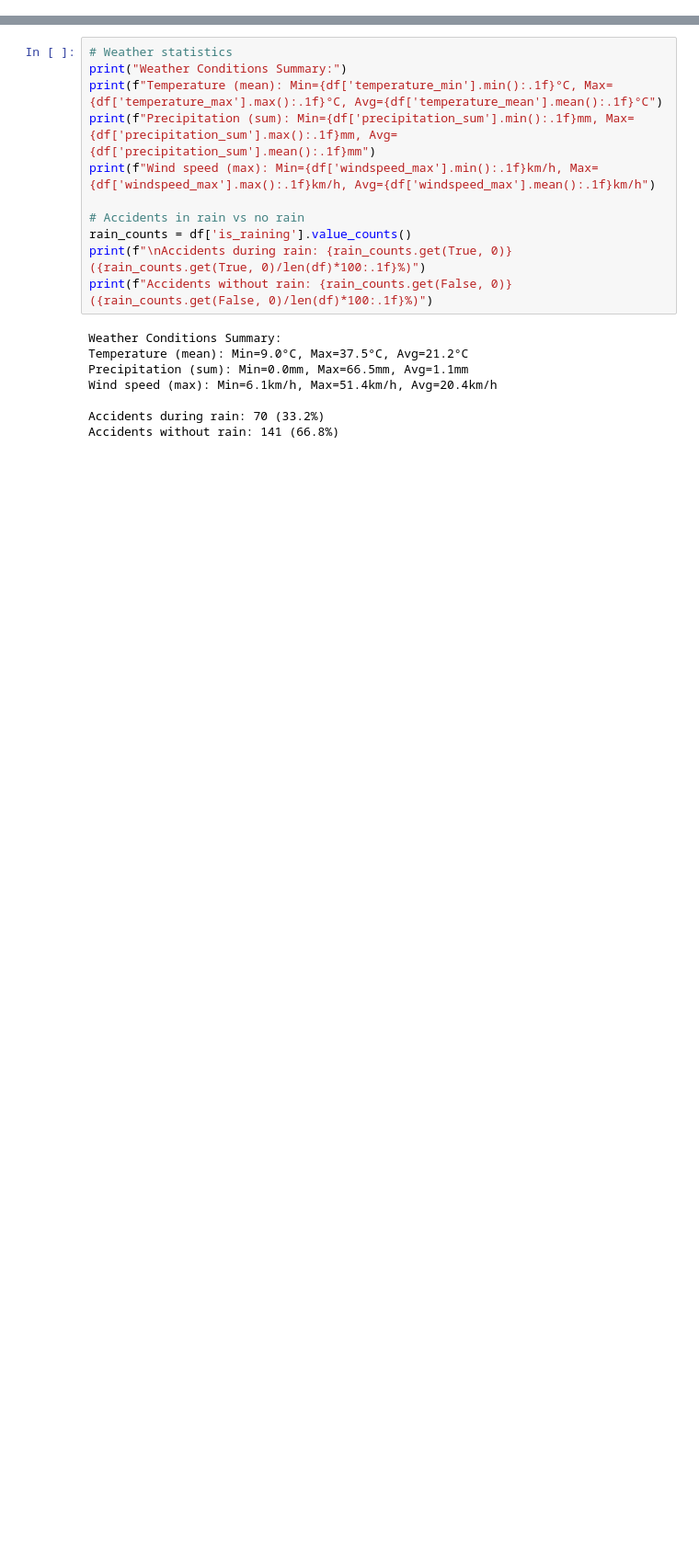
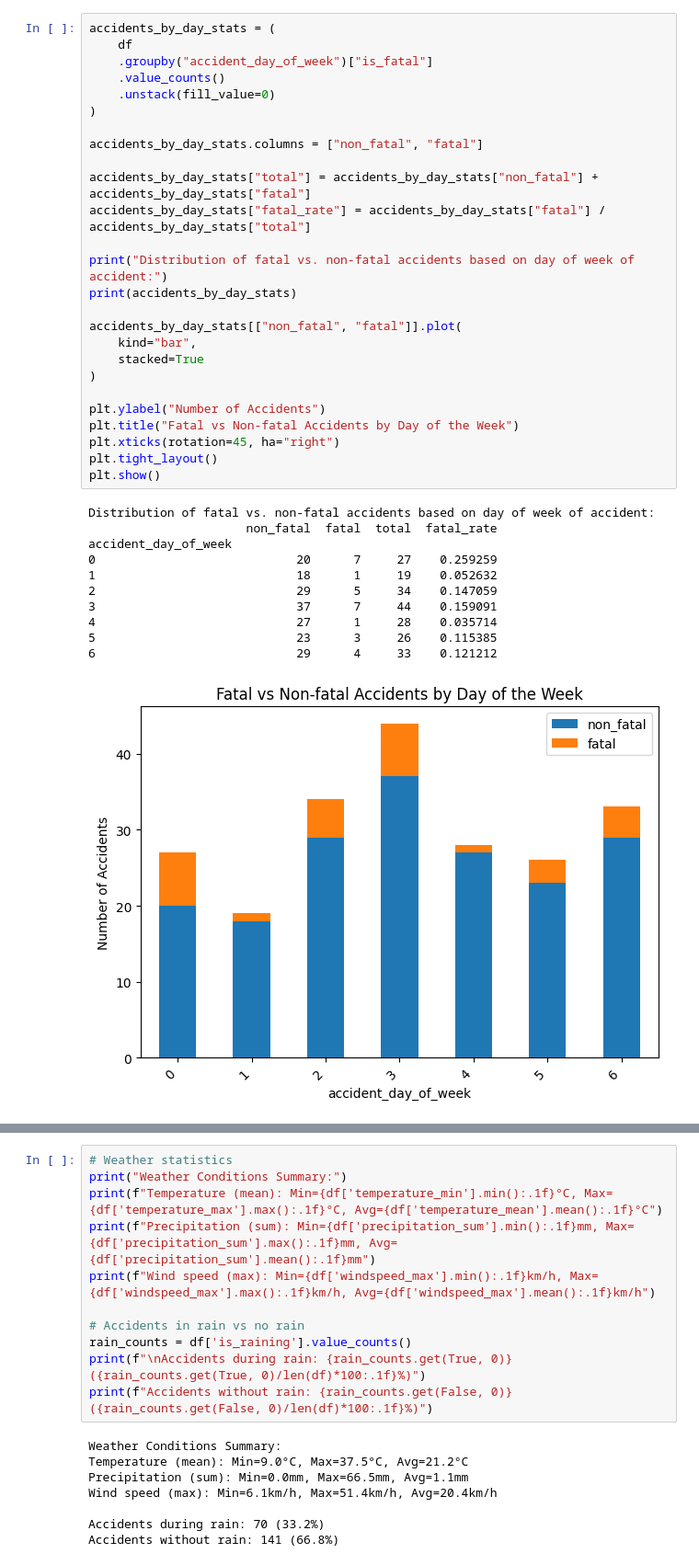
Before and after one commit to michael-vella/ics5110-assignment, a Jupyter notebook: notebooks/final/2_exploratory_analysis.ipynb, the cells around one changed output, grey strips where cells are left out. Shown at 92% size. Saved outputs shown, nothing was run; the diff lists cells and outputs as text; blank space fills up the shorter version.

```diff
--- a/notebooks/final/2_exploratory_analysis.ipynb
+++ b/notebooks/final/2_exploratory_analysis.ipynb
@@ -573,0 +309,38 @@ Average injuries per accident: 1.34
+# %%
+accidents_by_day_stats = (
+    df
+    .groupby("accident_day_of_week")["is_fatal"]
+    .value_counts()
+    .unstack(fill_value=0)
+)
+
+accidents_by_day_stats.columns = ["non_fatal", "fatal"]
+
+accidents_by_day_stats["total"] = accidents_by_day_stats["non_fatal"] + accidents_by_day_stats["fatal"]
+accidents_by_day_stats["fatal_rate"] = accidents_by_day_stats["fatal"] / accidents_by_day_stats["total"]
+
+print("Distribution of fatal vs. non-fatal accidents based on day of week of accident:")
+print(accidents_by_day_stats)
+
+accidents_by_day_stats[["non_fatal", "fatal"]].plot(
+    kind="bar",
+    stacked=True
+)
+
+plt.ylabel("Number of Accidents")
+plt.title("Fatal vs Non-fatal Accidents by Day of the Week")
+plt.xticks(rotation=45, ha="right")
+plt.tight_layout()
+plt.show()
+# %% [output]
+Distribution of fatal vs. non-fatal accidents based on day of week of accident:
+                      non_fatal  fatal  total  fatal_rate
+accident_day_of_week
+0                            20      7     27    0.259259
+1                            18      1     19    0.052632
+2                            29      5     34    0.147059
+3                            37      7     44    0.159091
+4                            27      1     28    0.035714
+5                            23      3     26    0.115385
+6                            29      4     33    0.121212
+[figure, added]
```
Also changed, not shown: parts of 146 cells of this notebook.
